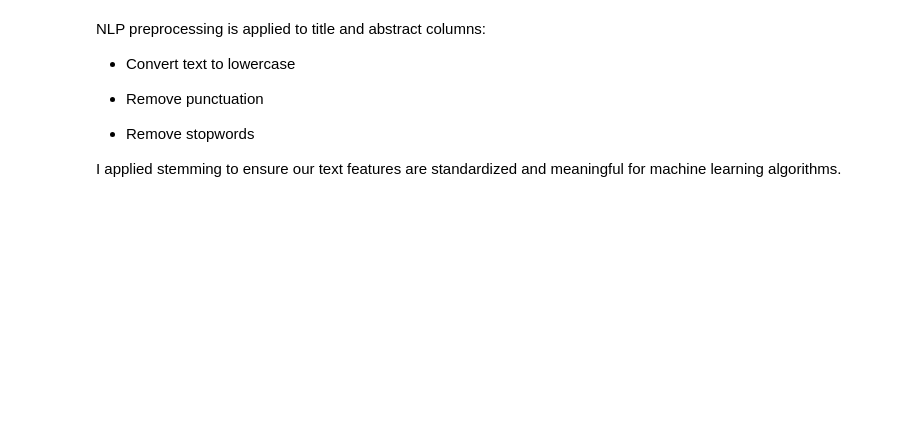
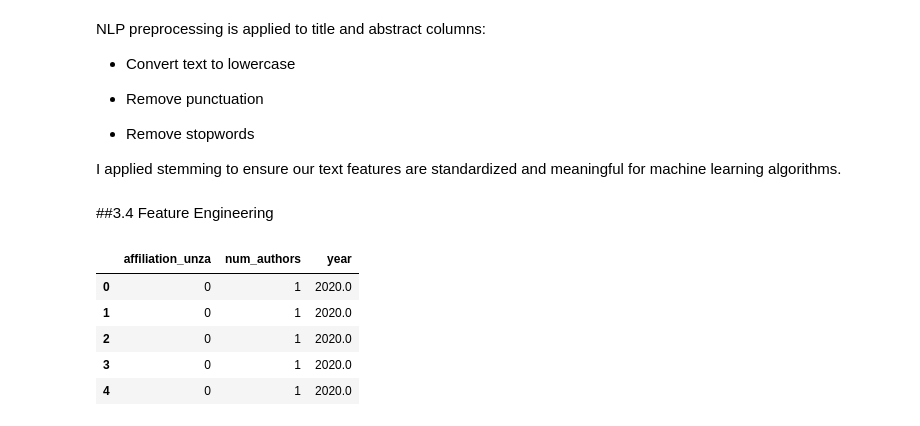
Before and after one commit to isaac-chisaleCS/code-unza25-csc4792-project_team_12-repository, a Jupyter notebook: Copy_of_code_unza25_csc4792_project_team_12_notebook.ipynb, the cells around one changed output. Cells and saved outputs as stored; diff of their text form; code cells hidden in the pictures; blank space fills up the shorter version.

Commit message:
[DP] - I added section 3.4 Feature engineering which adds new variables that can improve model performance

```diff
--- a/Copy_of_code_unza25_csc4792_project_team_12_notebook.ipynb
+++ b/Copy_of_code_unza25_csc4792_project_team_12_notebook.ipynb
@@ -770,3 +770,27 @@ NLP preprocessing is applied to title and abstract columns:
 
 I applied stemming
 to ensure our text features are standardized and meaningful for machine learning algorithms.
+# %% [markdown]
+##3.4 Feature Engineering
+# %%
+# Create new binary feature if 'University of Zambia' appears in publication venue or keywords
+df['affiliation_unza'] = df.apply(lambda x: 1 if ('university of zambia' in str(x['publication_venue']).lower() or
+                                                  'unza' in str(x['keywords']).lower()) else 0, axis=1)
+
+# Number of authors
+df['num_authors'] = df['authors'].apply(lambda x: len(str(x).split(',')))
+
+# Publication year as numeric
+df['year'] = pd.to_numeric(df['year'], errors='coerce')
+
+# Handle missing year by filling with median
+df['year'] = df['year'].fillna(df['year'].median())
+
+df[['affiliation_unza', 'num_authors', 'year']].head()
+# %% [output]
+|  | affiliation_unza | num_authors | year |
+| 0 | 0 | 1 | 2020.0 |
+| 1 | 0 | 1 | 2020.0 |
+| 2 | 0 | 1 | 2020.0 |
+| 3 | 0 | 1 | 2020.0 |
+| 4 | 0 | 1 | 2020.0 |
```
Also changed, not shown: parts of 2 cells of this notebook.
